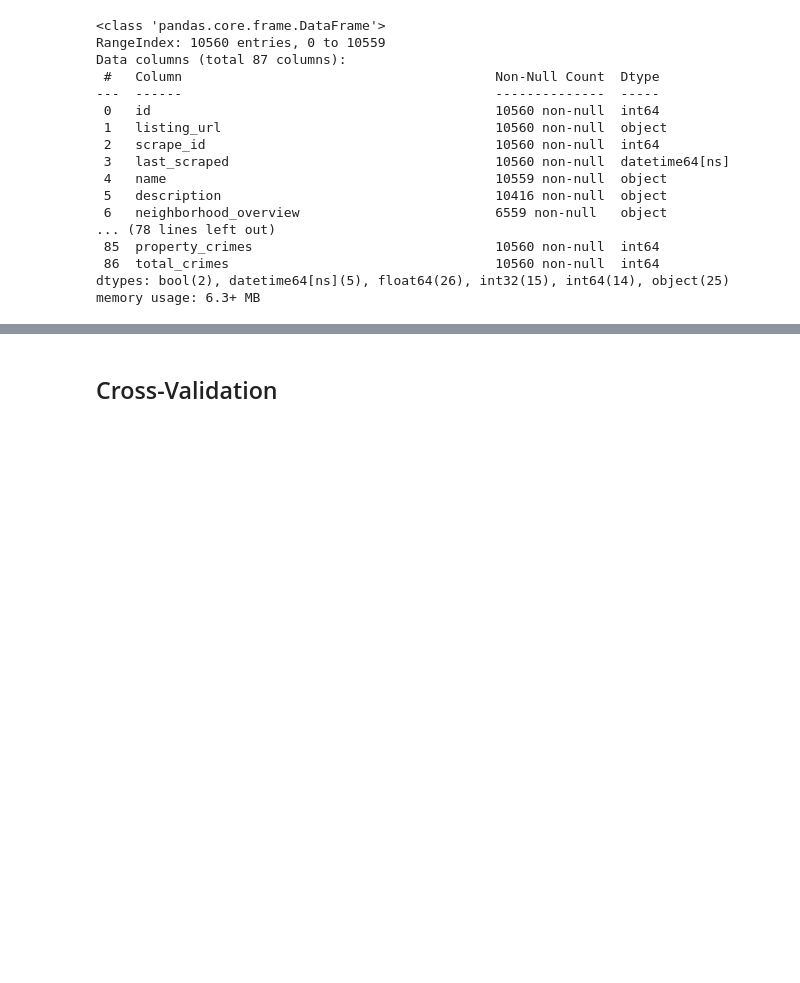
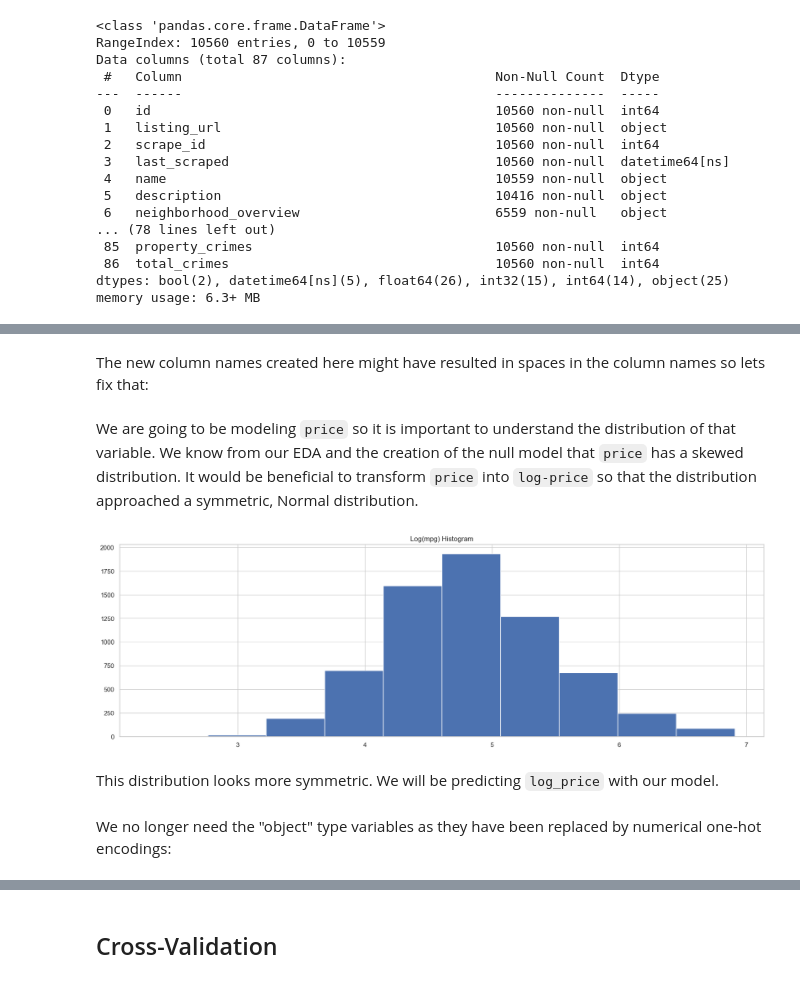
Before and after one commit to yishengtang/PS6-lab1, a Jupyter notebook: regression.ipynb, the cells around one changed output, grey strips where cells are left out. Cells and saved outputs as stored; diff of their text form; code cells hidden in the pictures; blank space fills up the shorter version.

```diff
--- a/regression.ipynb
+++ b/regression.ipynb
@@ -459,0 +390,2 @@ residuals6 = plot_residuals(result6, df_6, model_6_variables)
+# %%
+df = df[df.price <= 1000]
@@ -459,0 +396,28 @@ residuals6 = plot_residuals(result6, df_6, model_6_variables)
+# %%
+# Encode categorical variables into one-hot-encodings
+df = pd.concat([df, pd.get_dummies(df["room_type"], prefix='room_type')], axis=1)
+df = pd.concat([df, pd.get_dummies(df["host_identity_verified"], prefix='host_identity_verified')], axis=1)
+# %% [markdown]
+The new column names created here might have resulted in spaces in the column names so lets fix that:
+# %%
+df.columns = df.columns.str.replace(', ','_')
+df.columns = df.columns.str.replace(' ','_')
+df.columns = df.columns.str.replace('\._','_')
+df.columns = df.columns.str.replace('/|-','')
+# %% [markdown]
+We are going to be modeling `price` so it is important to understand the distribution of that variable. We know from our EDA and the creation of the null model that `price` has a skewed distribution. It would be beneficial to transform `price` into `log-price` so that the distribution approached a symmetric, Normal distribution.
+# %%
+df["log_price"] = df["price"].apply(np.log)
+# %%
+figure = plt.figure(figsize=(20,6))
+axes = figure.add_subplot(1,1,1)
+axes.hist(df.log_price)
+axes.set_title("Log(mpg) Histogram")
+plt.show()
+plt.close()
+# %% [output]
+[figure, added]
+# %% [markdown]
+This distribution looks more symmetric. We will be predicting `log_price` with our model.
+# %% [markdown]
+We no longer need the "object" type variables as they have been replaced by numerical one-hot encodings:
```
Also changed, not shown: parts of 87 cells of this notebook.
